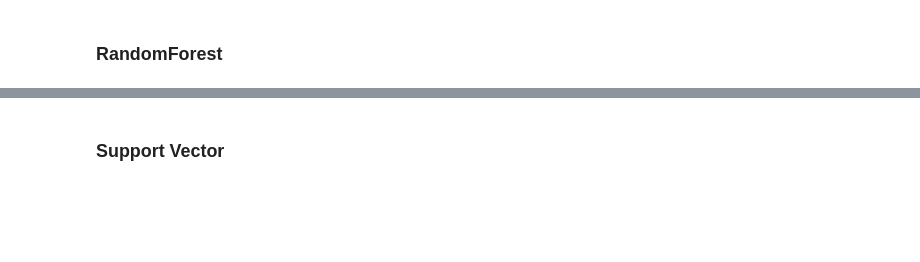
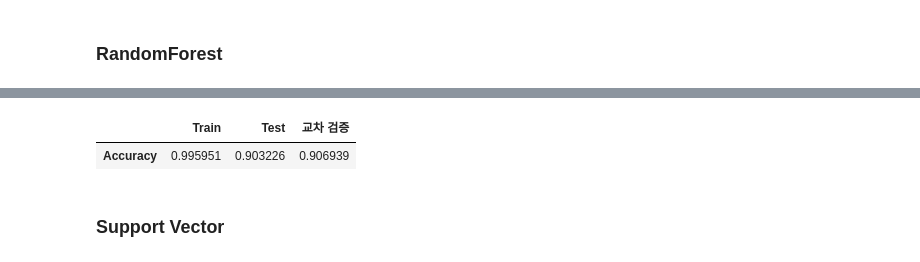
Before and after one commit to badro97/BigData_Predict, a Jupyter notebook: 기말팀플과제/lung_cancer.ipynb, the cells around one changed output, grey strips where cells are left out. Cells and saved outputs as stored; diff of their text form; code cells hidden in the pictures; blank space fills up the shorter version.

```diff
--- a/기말팀플과제/lung_cancer.ipynb
+++ b/기말팀플과제/lung_cancer.ipynb
@@ -532,3 +561,9 @@ Pipeline(steps=[('simpleimputer', SimpleImputer()),
+# %%
+rf_acc = model_accuracy(rf, X_train, y_train, X_test, y_test)
+rf_acc
+# %% [output]
+|  | Train | Test | 교차 검증 |
+| Accuracy | 0.995951 | 0.903226 | 0.906939 |
 # %% [markdown]
 ### Support Vector
 # %%
```
Also changed, not shown: parts of 33 cells of this notebook.
